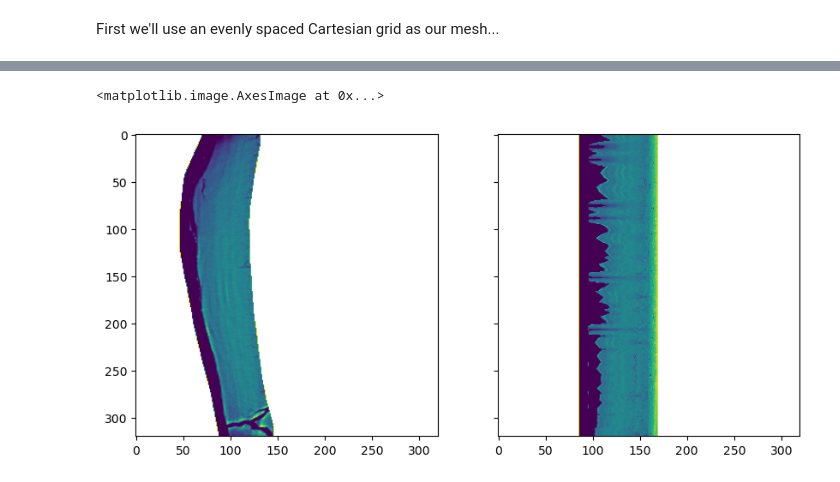
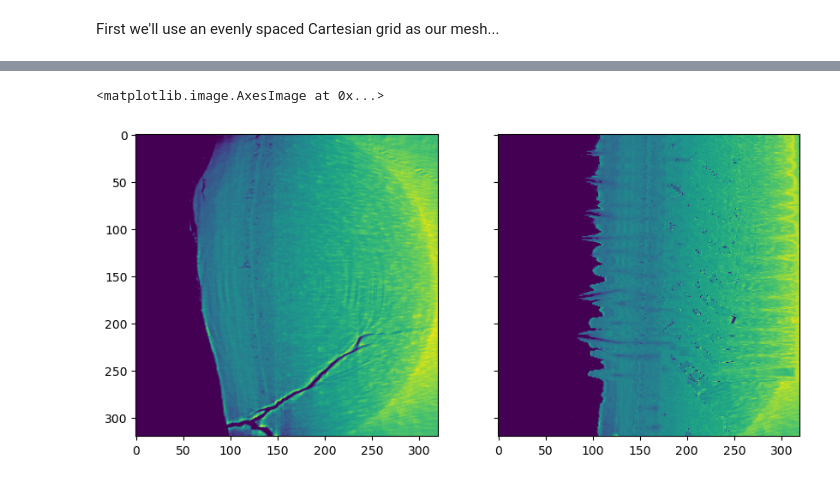
Before and after one commit to JGIBristol/cementum_imaging, a Jupyter notebook: straighten_mesh.ipynb, the cells around one changed output, grey strips where cells are left out. Drawn from its saved outputs; the diff is of its cells as text; code cells hidden in the pictures.

Commit message:
try doing the straightening with a line down the middle of the masked region

```diff
--- a/straighten_mesh.ipynb
+++ b/straighten_mesh.ipynb
@@ -129,10 +128,10 @@ First we'll use an evenly spaced Cartesian grid as our mesh...
 Create grids of points to map to/from
 
 """
-n_x, n_y = 2, 50
-n_left, n_right = 10, 20
+n_x, n_y = 2, 40
+n_left, n_right = 5, 10
 
-plot_kw = {"marker": "o", "markersize": 3, "linestyle": "none"}
+plot_kw = {"marker": "o", "linestyle": "none"}
 
 fig, axes = plt.subplots(1, 2, sharex=True, sharey=True, figsize=(10, 5))
 for axis in axes:
@@ -165,9 +164,9 @@ for y_val in curve_y:
         right_curve_pts.append([x_val, y_val])
 right_curve_pts = np.array(right_curve_pts)
 
-axes[0].plot(curve_pts[:, 0], curve_pts[:, 1], color="r", **plot_kw)
-axes[0].plot(left_curve_pts[:, 0], left_curve_pts[:, 1], color="y", **plot_kw)
-axes[0].plot(right_curve_pts[:, 0], right_curve_pts[:, 1], color="k", **plot_kw)
+axes[0].plot(curve_pts[:, 0], curve_pts[:, 1], color="r", **plot_kw, markersize=2)
+axes[0].plot(left_curve_pts[:, 0], left_curve_pts[:, 1], color="y", **plot_kw, markersize=3)
+axes[0].plot(right_curve_pts[:, 0], right_curve_pts[:, 1], color="k", **plot_kw, markersize=3)
 axes[0].imshow(mask)
 
 # Create a rectangle of points
@@ -179,8 +178,8 @@ rect_pts = np.dstack([X.ravel(), Y.ravel()])[0]
 # Offset them by a bit
 offset = np.mean(curve_pts[:, 0])
 rect_pts[:, 0] += offset
-left_boundary = rect_pts[0, 0] - 10
-right_boundary = rect_pts[0, 0] + rectangle_width + 10
+left_boundary = 0
+right_boundary = mask.shape[0]
 
 # Find values on the left of the rectangle
 left_rect_pts = []
@@ -189,7 +188,7 @@ for y_val in rect_y:
         left_rect_pts.append([x_val, y_val])
 left_rect_pts = np.array(left_rect_pts)
 
-# Find values on the right of the curve
+# Find values on the right of the rectangle
 right_rect_pts = []
 for y_val in rect_y:
     for x_val in np.linspace(
@@ -198,9 +197,9 @@ for y_val in rect_y:
         right_rect_pts.append([x_val, y_val])
 right_rect_pts = np.array(right_rect_pts)
 
-axes[1].plot(rect_pts[:, 0], rect_pts[:, 1], color="r", **plot_kw, zorder=10)
-axes[1].plot(left_rect_pts[:, 0], left_rect_pts[:, 1], color="y", **plot_kw)
-axes[1].plot(right_rect_pts[:, 0], right_rect_pts[:, 1], color="k", **plot_kw)
+axes[1].plot(rect_pts[:, 0], rect_pts[:, 1], color="r", **plot_kw, zorder=10, markersize=2)
+axes[1].plot(left_rect_pts[:, 0], left_rect_pts[:, 1], color="y", **plot_kw, markersize=3)
+axes[1].plot(right_rect_pts[:, 0], right_rect_pts[:, 1], color="k", **plot_kw, markersize=3)
 
 # Concatenate all the points together
 curve_pts = np.vstack([left_curve_pts, curve_pts, right_curve_pts])
@@ -236,16 +320,19 @@ True
 # %%
-"""
-Plot only the masked region
+# Estimate the transformation
+transform = PiecewiseAffineTransform()
+result = transform.estimate(curve_pts, rect_pts)
+assert result
 
-"""
-fig, axes = plt.subplots(1, 2, sharey=True, figsize=(10, 5))
+# Apply the transformation to the image
+image_transformed = warp(image, transform.inverse, order=0, clip=False, cval=255)
 
 # Display the straightened image
-masked_orig = image.copy()
-masked_orig[mask != 1] = 255
-
-axes[0].imshow(masked_orig, cmap=cmap, norm=norm)
+cmap = colormaps["viridis"]
+cmap.set_over("white")
+norm = colors.Normalize(vmin=0, vmax=254)
+fig, axes = plt.subplots(1, 2, sharey=True, figsize=(10, 5))
+axes[0].imshow(image, cmap=cmap, norm=norm)
 axes[1].imshow(image_transformed, cmap=cmap, norm=norm)
 # %% [output]
 <matplotlib.image.AxesImage at 0x...>
-[figure, old version]
+[figure, new version]
```
Also changed, not shown: parts of 6 cells of this notebook, 2 other files.
